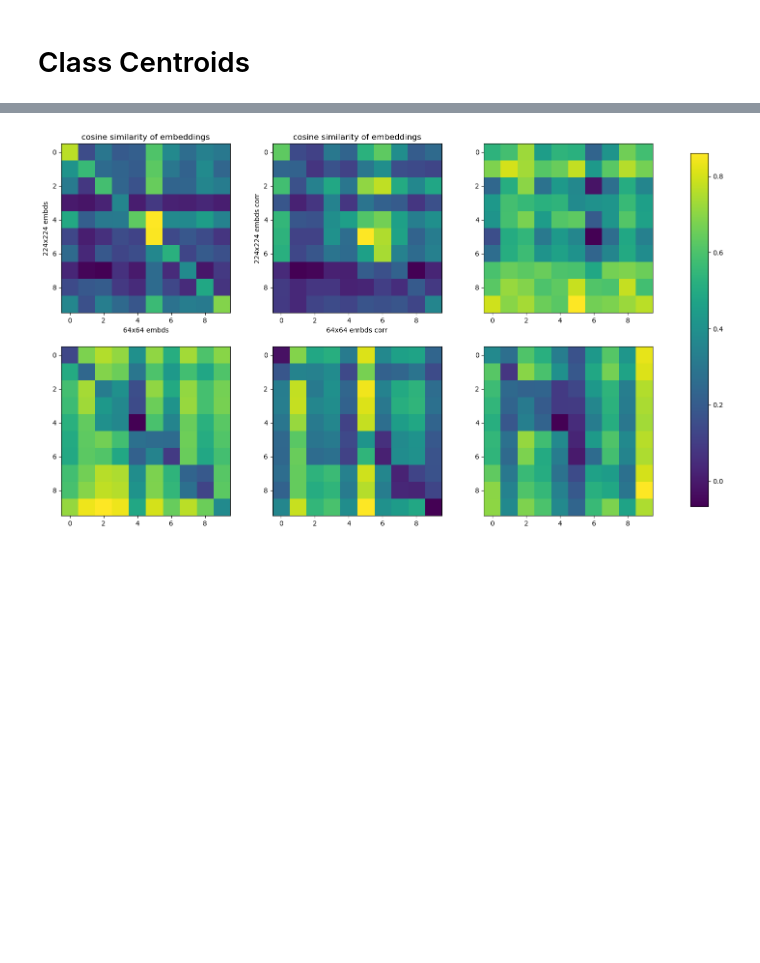
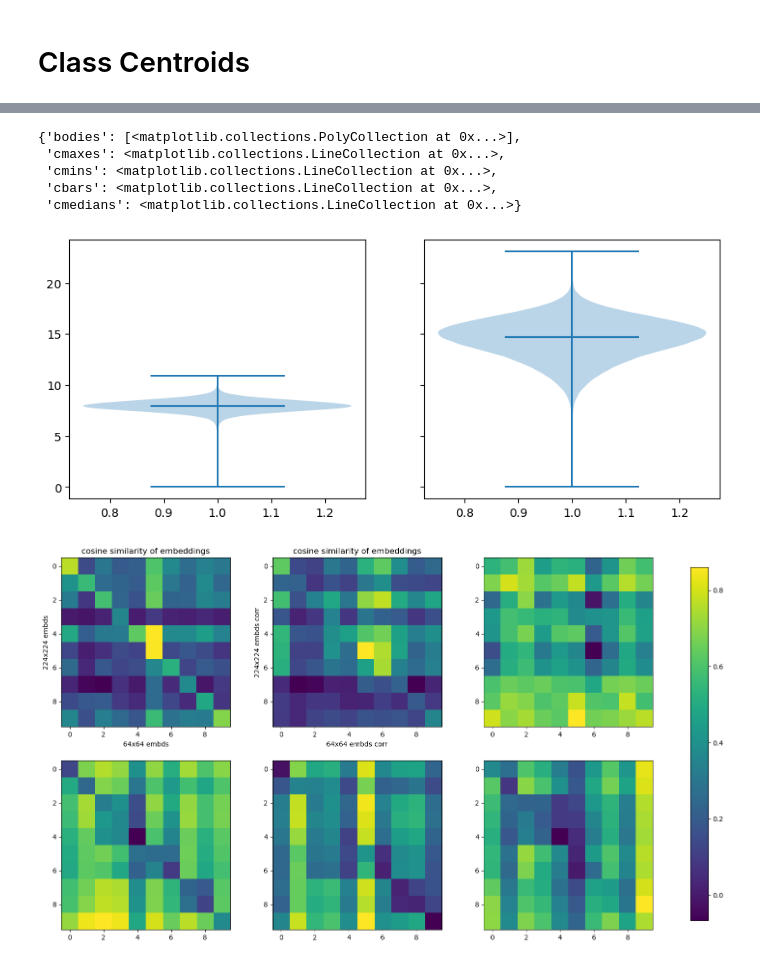
Before and after one commit to Geffen-Cooper/continual_learning_playground, a Jupyter notebook: src/test_time_kd/domain_experiments.ipynb, the cells around one changed output, grey strips where cells are left out. Saved outputs shown, nothing was run; the diff lists cells and outputs as text; code cells hidden in the pictures; blank space fills up the shorter version.

```diff
--- a/src/test_time_kd/domain_experiments.ipynb
+++ b/src/test_time_kd/domain_experiments.ipynb
@@ -120,3 +146,14 @@ plt.violinplot(torch.norm(corr_means64,dim=1),showmedians=True)
+# %%
+fig,ax = plt.subplots(1,2,figsize=(10,4),sharey=True)
+ax[0].violinplot(torch.cdist(means,means).view(-1),showmedians=True)
+ax[1].violinplot(torch.cdist(means64,means64).view(-1),showmedians=True)
+# %% [output]
+{'bodies': [<matplotlib.collections.PolyCollection at 0x...>],
+ 'cmaxes': <matplotlib.collections.LineCollection at 0x...>,
+ 'cmins': <matplotlib.collections.LineCollection at 0x...>,
+ 'cbars': <matplotlib.collections.LineCollection at 0x...>,
+ 'cmedians': <matplotlib.collections.LineCollection at 0x...>}
+[figure, added]
 # %%
 sim_mat = (means/torch.norm(means,dim=1)[:,None]).T@(means64/torch.norm(means64,dim=1)[:,None])
 sim_mat2 = (corr_means/torch.norm(corr_means,dim=1)[:,None]).T@(corr_means64/torch.norm(corr_means64,dim=1)[:,None])
```
Also changed, not shown: parts of 3 cells of this notebook, 7 other files.
